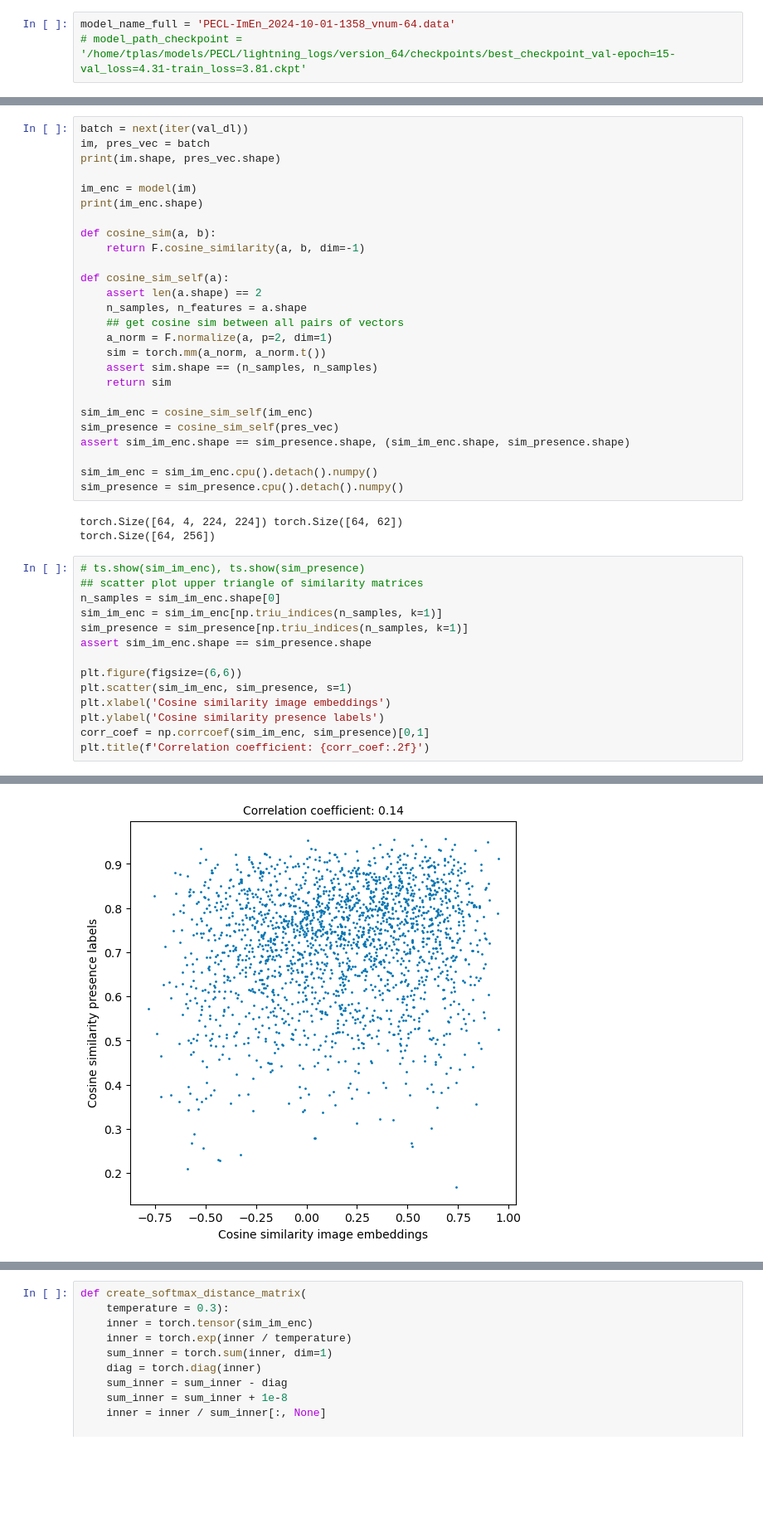
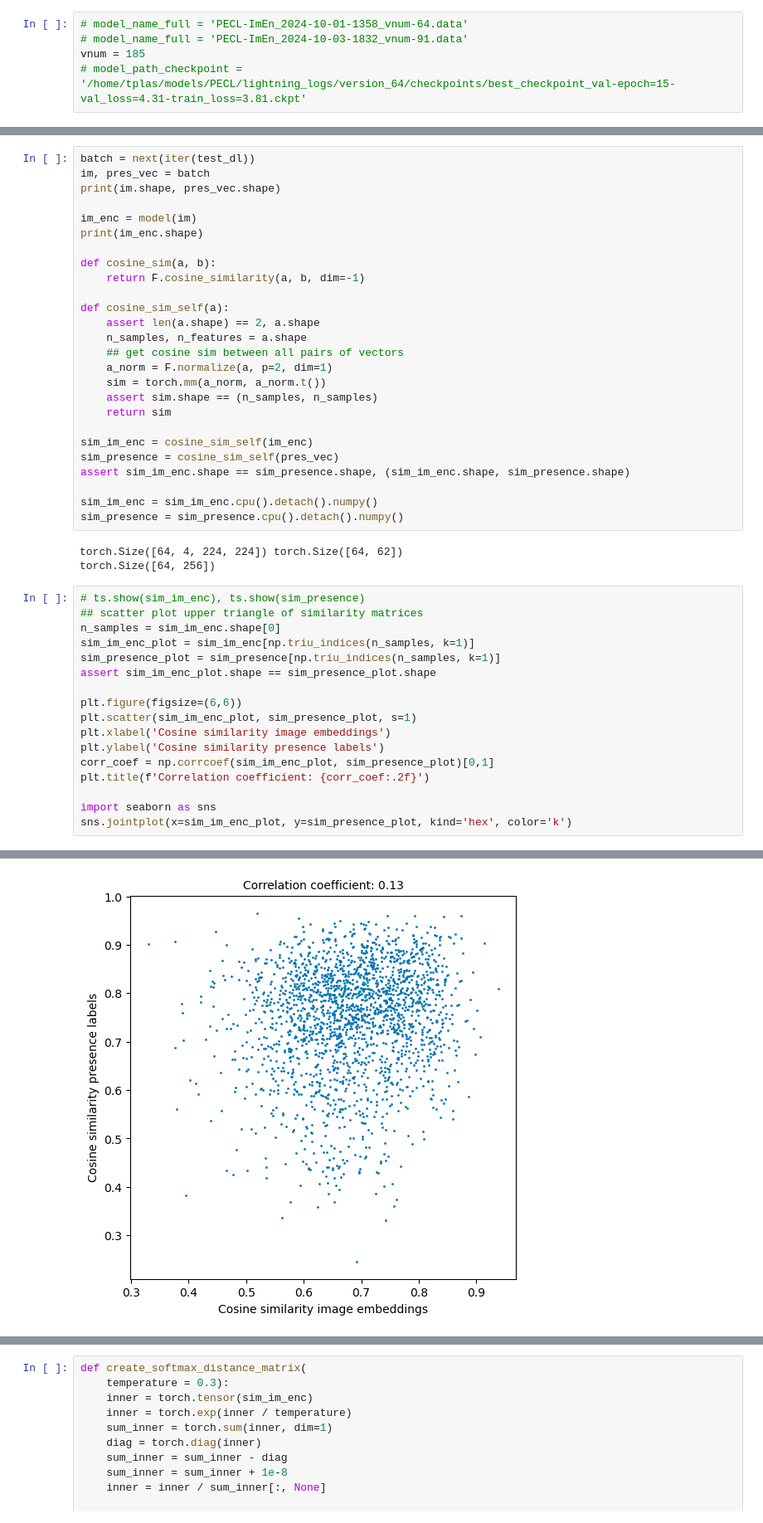
Before and after one commit to vdplasthijs/PECL, a Jupyter notebook: notebooks/Explore embeddings from trained model.ipynb, the cells around one changed output, grey strips where cells are left out. Shown: that part at 83% size. Drawn from its saved outputs; the diff is of its cells as text; blank space fills up the shorter version.

```diff
--- a/notebooks/Explore embeddings from trained model.ipynb
+++ b/notebooks/Explore embeddings from trained model.ipynb
@@ -32,7 +32,9 @@ path_dict_pecl = loadpaths_pecl.loadpaths()
 WARNING: ONLINE_ACCESS_TO_GEE is set to False, so no access to GEE
 Font size is set to 10
 # %%
-model_name_full = 'PECL-ImEn_2024-10-01-1358_vnum-64.data'
+# model_name_full = 'PECL-ImEn_2024-10-01-1358_vnum-64.data'
+# model_name_full = 'PECL-ImEn_2024-10-03-1832_vnum-91.data'
+vnum = 185
 # model_path_checkpoint = '/home/tplas/models/PECL/lightning_logs/version_64/checkpoints/best_checkpoint_val-epoch=15-val_loss=4.31-train_loss=3.81.ckpt'
 # %%
 ## Load dataset
@@ -104,5 +110,5 @@ ImageEncoder(
 # %%
-batch = next(iter(val_dl))
+batch = next(iter(test_dl))
 im, pres_vec = batch
 print(im.shape, pres_vec.shape)
 
@@ -113,7 +119,7 @@ def cosine_sim(a, b):
     return F.cosine_similarity(a, b, dim=-1)
 
 def cosine_sim_self(a):
-    assert len(a.shape) == 2
+    assert len(a.shape) == 2, a.shape
     n_samples, n_features = a.shape
     ## get cosine sim between all pairs of vectors
     a_norm = F.normalize(a, p=2, dim=1)
@@ -134,14 +140,17 @@ torch.Size([64, 256])
 # ts.show(sim_im_enc), ts.show(sim_presence)
 ## scatter plot upper triangle of similarity matrices
 n_samples = sim_im_enc.shape[0]
-sim_im_enc = sim_im_enc[np.triu_indices(n_samples, k=1)]
-sim_presence = sim_presence[np.triu_indices(n_samples, k=1)]
-assert sim_im_enc.shape == sim_presence.shape
+sim_im_enc_plot = sim_im_enc[np.triu_indices(n_samples, k=1)]
+sim_presence_plot = sim_presence[np.triu_indices(n_samples, k=1)]
+assert sim_im_enc_plot.shape == sim_presence_plot.shape
 
 plt.figure(figsize=(6,6))
-plt.scatter(sim_im_enc, sim_presence, s=1)
+plt.scatter(sim_im_enc_plot, sim_presence_plot, s=1)
 plt.xlabel('Cosine similarity image embeddings')
 plt.ylabel('Cosine similarity presence labels')
-corr_coef = np.corrcoef(sim_im_enc, sim_presence)[0,1]
+corr_coef = np.corrcoef(sim_im_enc_plot, sim_presence_plot)[0,1]
 plt.title(f'Correlation coefficient: {corr_coef:.2f}')
+
+import seaborn as sns
+sns.jointplot(x=sim_im_enc_plot, y=sim_presence_plot, kind='hex', color='k')
 # %% [output]
@@ -149 +158 @@ Text(0.5, 1.0, 'Correlation coefficient: 0.14')
-[figure, old version]
+[figure, new version]
```
Also changed, not shown: parts of 17 cells of this notebook, 3 other files.
